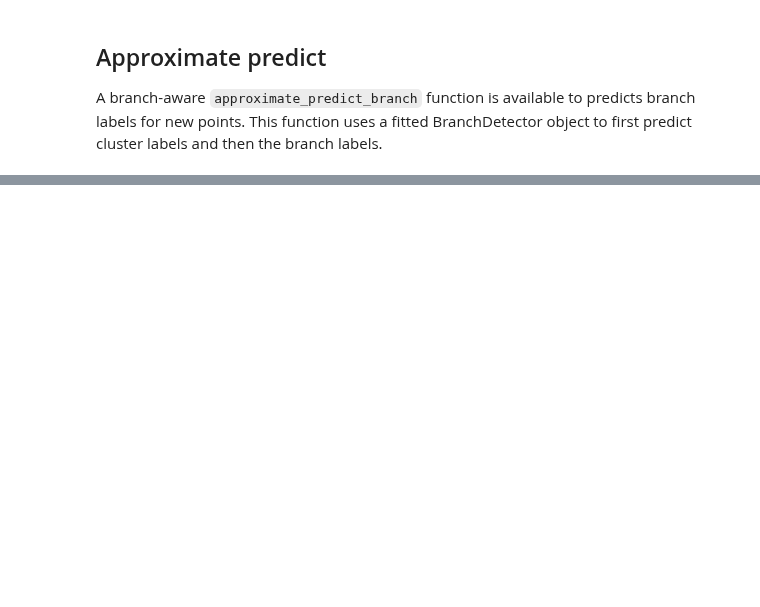
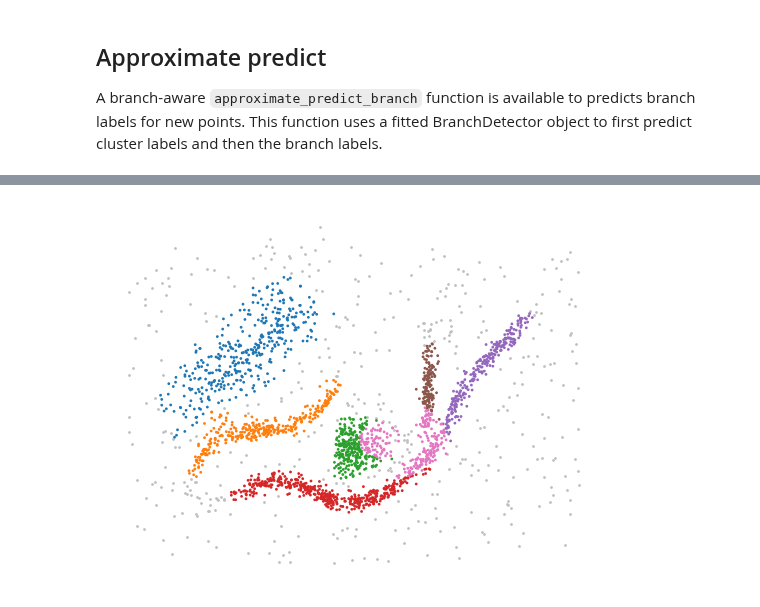
Before and after one commit to scikit-learn-contrib/hdbscan, a Jupyter notebook: notebooks/How to detect branches.ipynb, the cells around one changed output, grey strips where cells are left out. Drawn from its saved outputs; the diff is of its cells as text; code cells hidden in the pictures; blank space fills up the shorter version.

Commit message:
update branch code

```diff
--- a/notebooks/How to detect branches.ipynb
+++ b/notebooks/How to detect branches.ipynb
@@ -281,0 +292,8 @@ plt.show()
+# %%
+# Valid option
+custom_labels = clusterer.labels_.copy()
+custom_labels[clusterer.labels_ == 3] = 2
+branch_detector.fit(clusterer, custom_labels)
+plot(branch_detector.labels_)
+# %% [output]
+[figure, added]
```
Also changed, not shown: parts of 12 cells of this notebook, 19 other files.
